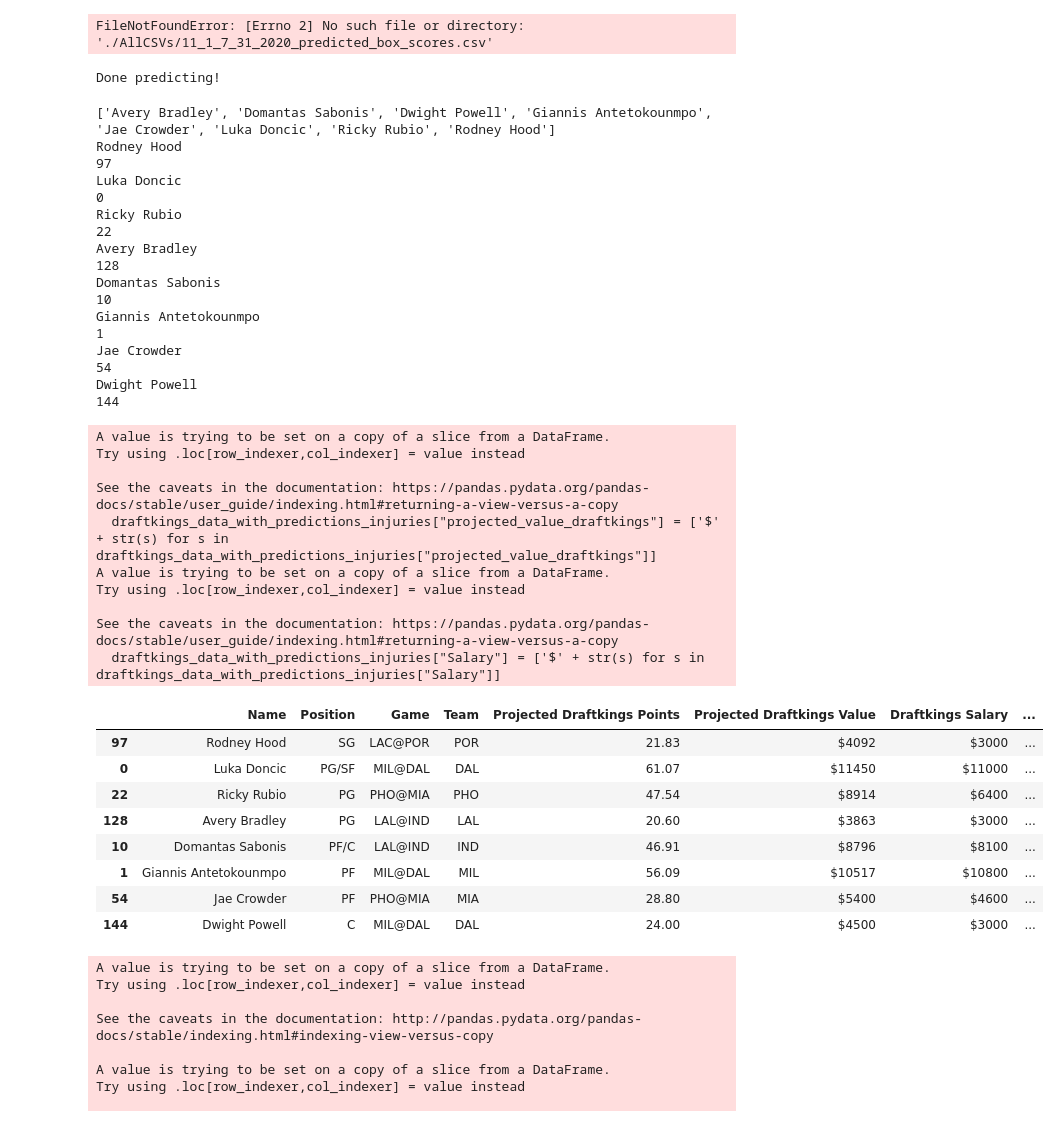
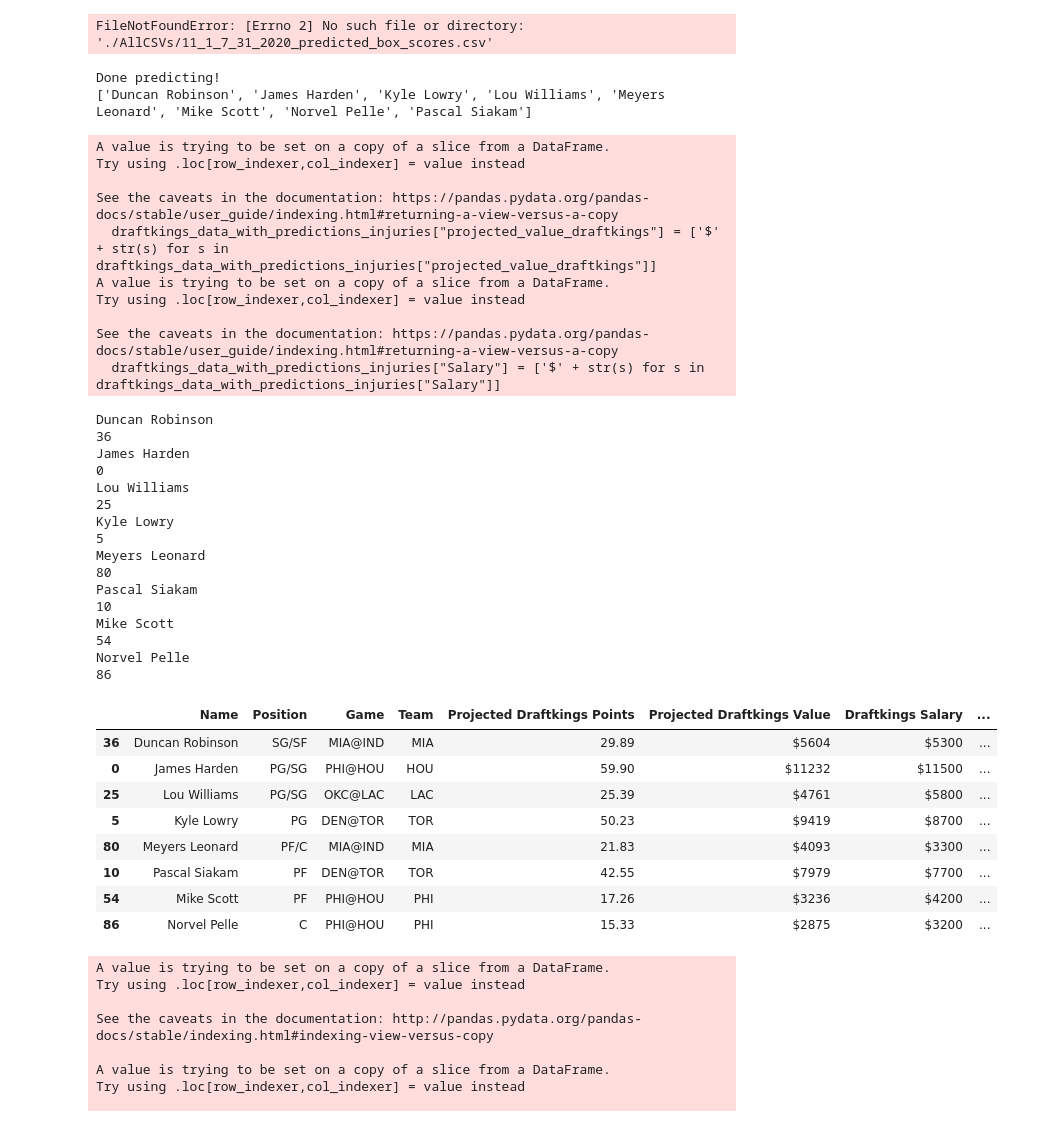
Before and after one commit to Shaviv-Hoffman-Lowitz/Sports-Analytics-Group-at-Berkeley-Machine-Learning-Project, a Jupyter notebook: final_model.ipynb, the cells around one changed output. Saved outputs shown, nothing was run; the diff lists cells and outputs as text; code cells hidden in the pictures.

```diff
--- a/final_model.ipynb
+++ b/final_model.ipynb
@@ -949,74 +967,72 @@ def optimal_lineup_draftkings_games(game_date, predictions, draftkings_csv, play
        'FTM', 'Rebounds', 'Assists', 'Blocks', 'Steals', 'Turnovers', "Opponent Defensive Rank vs Position"]]
     lineup_return = lineup_return.loc[:, ["Name", "Position", "Game", "Team", 'Projected Draftkings Points', 'Projected Draftkings Value', "Draftkings Salary", "Value above Draftkings Value", "FPPG", 'Hot', 'Cold']]
 
     fanduel_statlines = pd.read_csv("./AllCSVs/statline_projections_to_display_" + str(game_date.month) + "_" + str(game_date.day) + "_" + str(game_date.year) + ".csv").fillna(" ")
     injury_indicators = []
     injury_details = []
     for i in lineup_return.index:
         print(lineup_return.loc[i, "Name"])
         for n in fanduel_statlines.index:
             if fanduel_statlines.loc[n, "Name"] == lineup_return.loc[i, "Name"]:
                 print(i)
                 injury_indicators.append(fanduel_statlines.loc[n, "Injury Indicator"])
                 injury_details.append(fanduel_statlines.loc[n, "Injury Details"])
             elif lineup_return.loc[i, "Name"] in punctuation_names.keys():
                 if punctuation_names[lineup_return.loc[i, "Name"]] == fanduel_statline.loc[n, "Name"]:
                     print(i)
                     injury_indicators.append(fanduel_statlines.loc[n, "Injury Indicator"])
                     injury_details.append(fanduel_statlines.loc[n, "Injury Details"])
     lineup_return["Injury Indicator"] = injury_indicators
     lineup_return["Injury Details"] = injury_details
 
     lineup_return.to_csv("./AllCSVs/optimal_draftkings_lineup_" + str(game_date.month) + "_" + str(game_date.day) + "_" + str(game_date.year) + ".csv")
     return csv_return_dfs, csv_return_projections, lineup_return
 
-preds = pd.read_csv("./AllCSVs/predictions_for_08_08_2020_unplayed.csv")
-preds = preds[~(preds["name"] == "Kyle Alexander")]
-preds.to_csv("./AllCSVs/predictions_for_08_08_2020_unplayed.csv")
+preds = pd.read_csv("./AllCSVs/predictions_for_08_14_2020_unplayed.csv")
 
-fd_csv = "./AllCSVs/FanDuel-NBA-2020-08-08-47893-players-list.csv"
+fd_csv = "./AllCSVs/FanDuel-NBA-2020-08-14-48244-players-list.csv"
 
-dk_csv = "./AllCSVs/DKSalaries_08082020.csv"
+dk_csv = "./AllCSVs/DKSalaries_08142020.csv"
 
-optimal_lineup_draftkings_games(datetime(2020, 8, 8), preds, dk_csv, ["Alex Caruso", "LeBron James", "Trevor Ariza", "Jimmy Butler", "Jeremy Lamb", "Domantas Sabonis", "Jeremy L"])[2]
+optimal_lineup_draftkings_games(datetime(2020, 8, 14), preds, dk_csv, ["Jae Crowder", "Serge Ibaka", "Joel Embiid", "Kyle Alexander", "Bam Adebayo", "Jeremy Lamb", "Myles Turner", "Gary Harris", "Domantas Sabonis", "Montrezl Harrell", "Jimmy Butler", "Naz Mitrou-Long", "Patrick Beverley", "Dennis Schroder", "Goran Dragic", "OG Anunoby", "Marial Shayok", "Gabe Vincent"])[2]
 # %% [output]
 Done predicting!
+['Duncan Robinson', 'James Harden', 'Kyle Lowry', 'Lou Williams', 'Meyers Leonard', 'Mike Scott', 'Norvel Pelle', 'Pascal Siakam']
-['Avery Bradley', 'Domantas Sabonis', 'Dwight Powell', 'Giannis Antetokounmpo', 'Jae Crowder', 'Luka Doncic', 'Ricky Rubio', 'Rodney Hood']
-Rodney Hood
-97
-Luka Doncic
-0
-Ricky Rubio
-22
-Avery Bradley
-128
-Domantas Sabonis
-10
-Giannis Antetokounmpo
-1
-Jae Crowder
-54
-Dwight Powell
-144
+A value is trying to be set on a copy of a slice from a DataFrame.
+Try using .loc[row_indexer,col_indexer] = value instead
+
+See the caveats in the documentation: https://pandas.pydata.org/pandas-docs/stable/user_guide/indexing.html#returning-a-view-versus-a-copy
+  draftkings_data_with_predictions_injuries["projected_value_draftkings"] = ['$' + str(s) for s in draftkings_data_with_predictions_injuries["projected_value_draftkings"]]
+A value is trying to be set on a copy of a slice from a DataFrame.
+Try using .loc[row_indexer,col_indexer] = value instead
+
+See the caveats in the documentation: https://pandas.pydata.org/pandas-docs/stable/user_guide/indexing.html#returning-a-view-versus-a-copy
+  draftkings_data_with_predictions_injuries["Salary"] = ['$' + str(s) for s in draftkings_data_with_predictions_injuries["Salary"]]
-A value is trying to be set on a copy of a slice from a DataFrame.
-Try using .loc[row_indexer,col_indexer] = value instead
-
-See the caveats in the documentation: https://pandas.pydata.org/pandas-docs/stable/user_guide/indexing.html#returning-a-view-versus-a-copy
-  draftkings_data_with_predictions_injuries["projected_value_draftkings"] = ['$' + str(s) for s in draftkings_data_with_predictions_injuries["projected_value_draftkings"]]
-A value is trying to be set on a copy of a slice from a DataFrame.
-Try using .loc[row_indexer,col_indexer] = value instead
-
-See the caveats in the documentation: https://pandas.pydata.org/pandas-docs/stable/user_guide/indexing.html#returning-a-view-versus-a-copy
-  draftkings_data_with_predictions_injuries["Salary"] = ['$' + str(s) for s in draftkings_data_with_predictions_injuries["Salary"]]
+Duncan Robinson
+36
+James Harden
+0
+Lou Williams
+25
+Kyle Lowry
+5
+Meyers Leonard
+80
+Pascal Siakam
+10
+Mike Scott
+54
+Norvel Pelle
+86
 |  | Name | Position | Game | Team | Projected Draftkings Points | Projected Draftkings Value | Draftkings Salary | ... |
-| 97 | Rodney Hood | SG | LAC@POR | POR | 21.83 | $4092 | $3000 | ... |
-| 0 | Luka Doncic | PG/SF | MIL@DAL | DAL | 61.07 | $11450 | $11000 | ... |
-| 22 | Ricky Rubio | PG | PHO@MIA | PHO | 47.54 | $8914 | $6400 | ... |
-| 128 | Avery Bradley | PG | LAL@IND | LAL | 20.60 | $3863 | $3000 | ... |
-| 10 | Domantas Sabonis | PF/C | LAL@IND | IND | 46.91 | $8796 | $8100 | ... |
-| 1 | Giannis Antetokounmpo | PF | MIL@DAL | MIL | 56.09 | $10517 | $10800 | ... |
-| 54 | Jae Crowder | PF | PHO@MIA | MIA | 28.80 | $5400 | $4600 | ... |
-| 144 | Dwight Powell | C | MIL@DAL | DAL | 24.00 | $4500 | $3000 | ... |
+| 36 | Duncan Robinson | SG/SF | MIA@IND | MIA | 29.89 | $5604 | $5300 | ... |
+| 0 | James Harden | PG/SG | PHI@HOU | HOU | 59.90 | $11232 | $11500 | ... |
+| 25 | Lou Williams | PG/SG | OKC@LAC | LAC | 25.39 | $4761 | $5800 | ... |
+| 5 | Kyle Lowry | PG | DEN@TOR | TOR | 50.23 | $9419 | $8700 | ... |
+| 80 | Meyers Leonard | PF/C | MIA@IND | MIA | 21.83 | $4093 | $3300 | ... |
+| 10 | Pascal Siakam | PF | DEN@TOR | TOR | 42.55 | $7979 | $7700 | ... |
+| 54 | Mike Scott | PF | PHI@HOU | PHI | 17.26 | $3236 | $4200 | ... |
+| 86 | Norvel Pelle | C | PHI@HOU | PHI | 15.33 | $2875 | $3200 | ... |
 # %%
 def regression_by_sample(start_date, end_date, sample_size, weight):
     full_df = box_scores_for_range_of_days(start_date, end_date)
```
Also changed, not shown: parts of 4 cells of this notebook, 53 other files.
